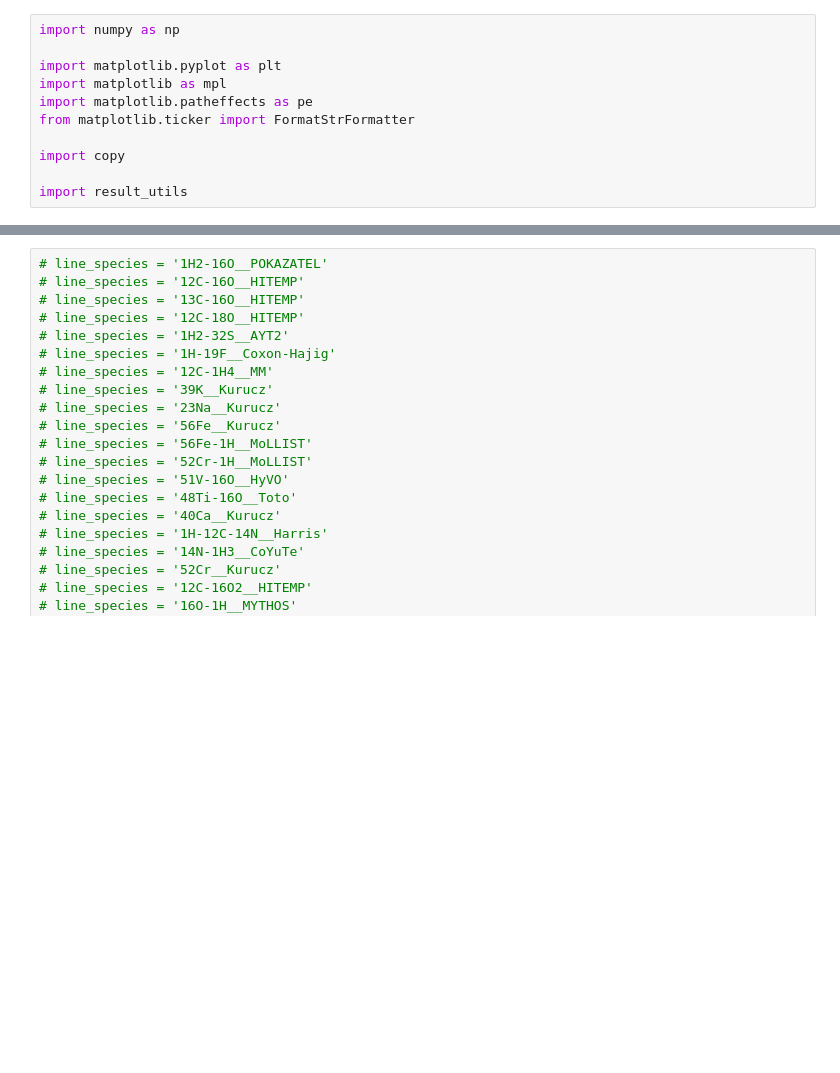
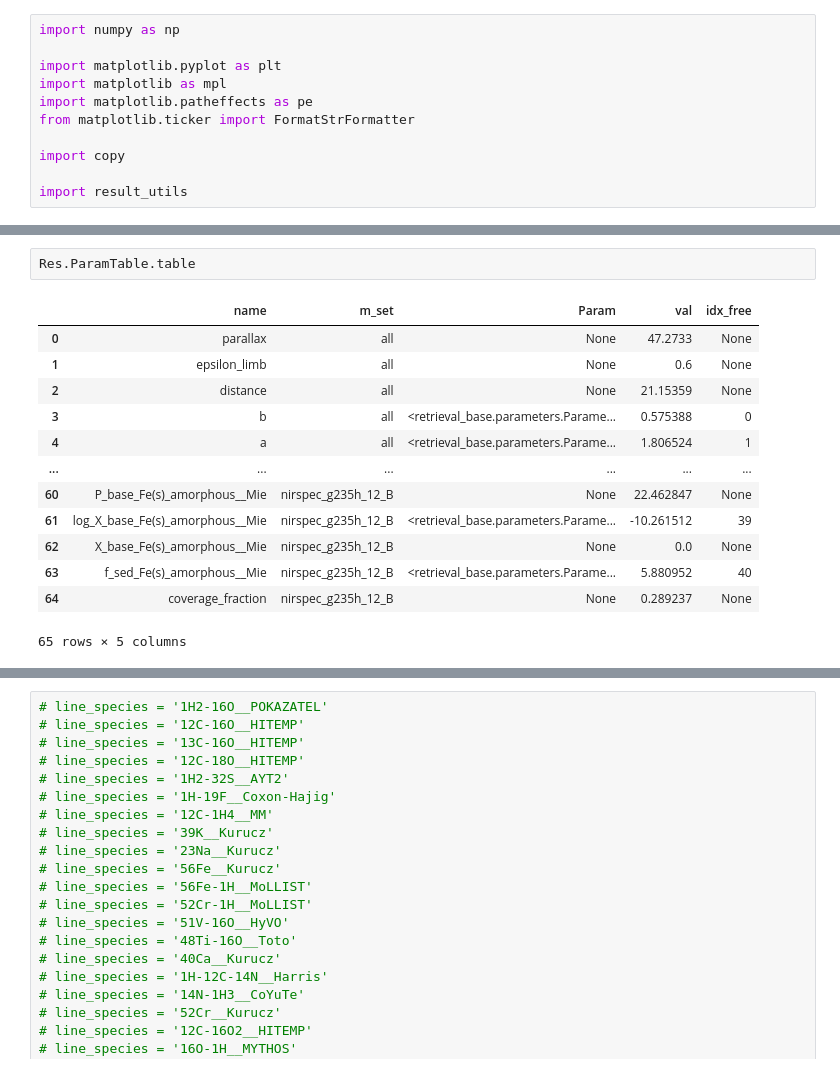
Before and after one commit to samderegt/retrieval_base, a Jupyter notebook: JWST_VHS_1256B/figures/plots.ipynb, the cells around one changed output, grey strips where cells are left out. Saved outputs shown, nothing was run; the diff lists cells and outputs as text; blank space fills up the shorter version.

```diff
--- a/JWST_VHS_1256B/figures/plots.ipynb
+++ b/JWST_VHS_1256B/figures/plots.ipynb
@@ -27,0 +145,16 @@ m_spec_complete = copy.deepcopy(Res.m_spec_broad)
+# %%
+Res.ParamTable.table
+# %% [output]
+|  | name | m_set | Param | val | idx_free |
+| 0 | parallax | all | None | 47.2733 | None |
+| 1 | epsilon_limb | all | None | 0.6 | None |
+| 2 | distance | all | None | 21.15359 | None |
+| 3 | b | all | <retrieval_base.parameters.Parame... | 0.575388 | 0 |
+| 4 | a | all | <retrieval_base.parameters.Parame... | 1.806524 | 1 |
+| ... | ... | ... | ... | ... | ... |
+| 60 | P_base_Fe(s)_amorphous__Mie | nirspec_g235h_12_B | None | 22.462847 | None |
+| 61 | log_X_base_Fe(s)_amorphous__Mie | nirspec_g235h_12_B | <retrieval_base.parameters.Parame... | -10.261512 | 39 |
+| 62 | X_base_Fe(s)_amorphous__Mie | nirspec_g235h_12_B | None | 0.0 | None |
+| 63 | f_sed_Fe(s)_amorphous__Mie | nirspec_g235h_12_B | <retrieval_base.parameters.Parame... | 5.880952 | 40 |
+| 64 | coverage_fraction | nirspec_g235h_12_B | None | 0.289237 | None |
+65 rows × 5 columns
```
Also changed, not shown: parts of 19 cells of this notebook, 11 other files.
